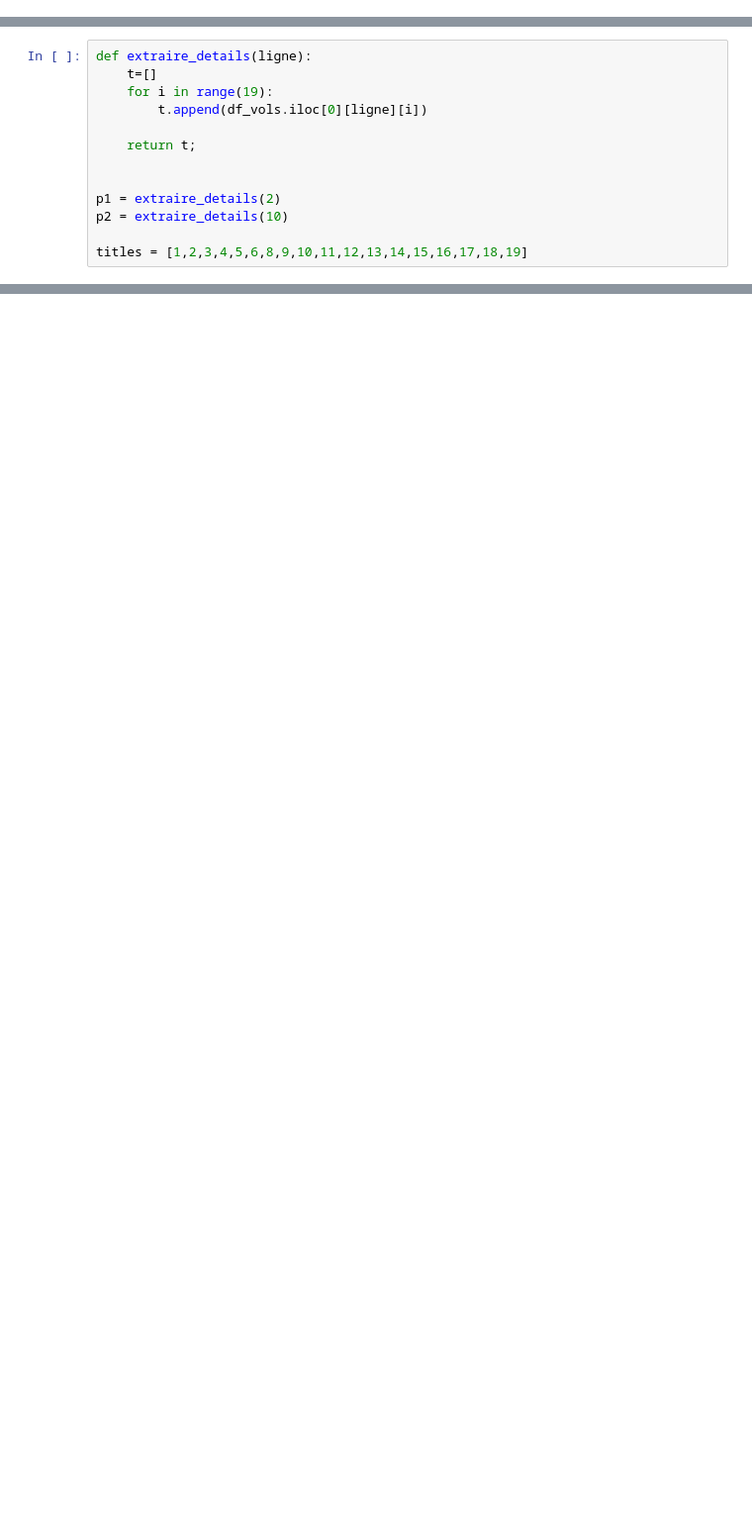
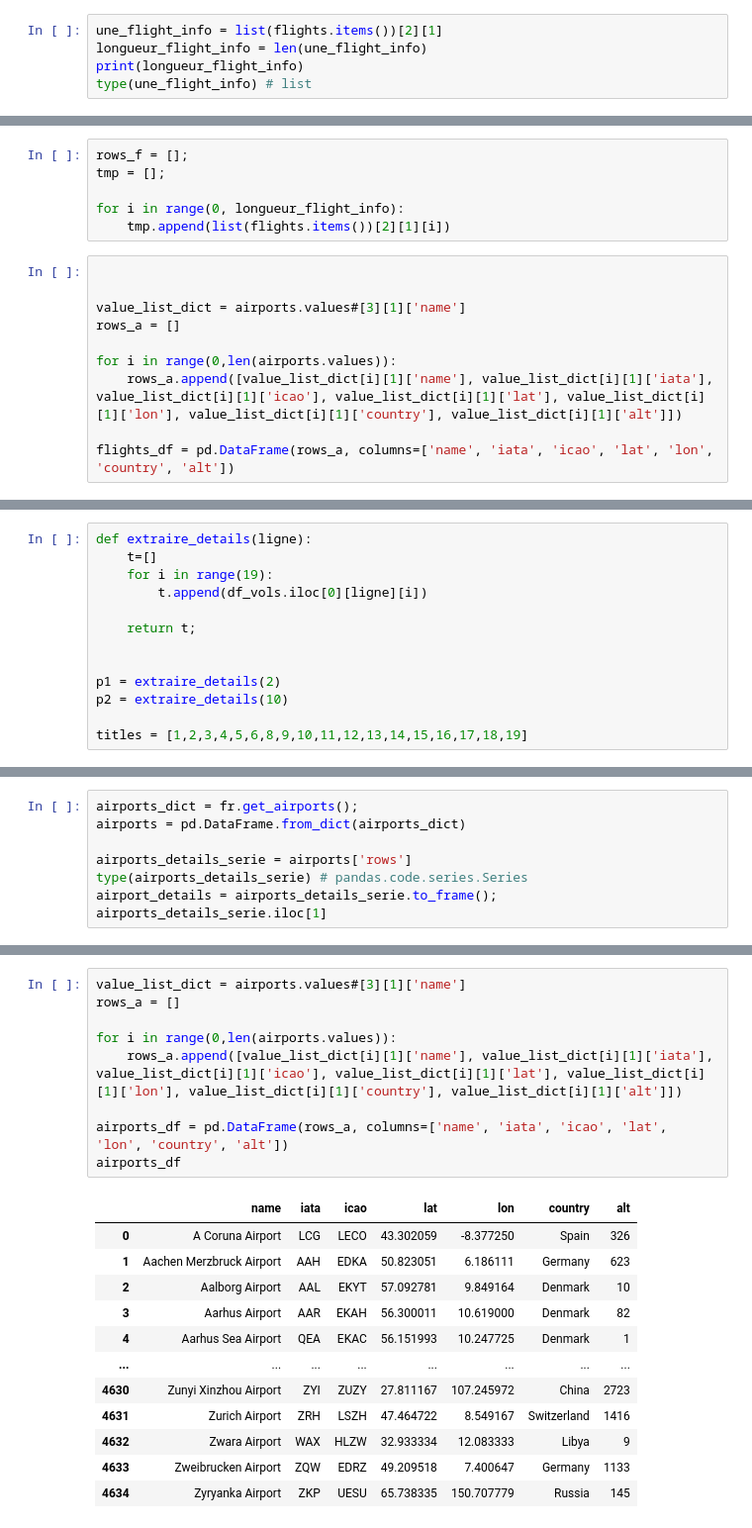
Before and after one commit to annevogel13/lifradaravion, a Jupyter notebook: Test_FlightRadarAPI_Loris.ipynb, the cells around one changed output, grey strips where cells are left out. Shown at 99% size. Drawn from its saved outputs; the diff is of its cells as text; blank space fills up the shorter version.

Commit message:
airports dans un map

```diff
--- a/Test_FlightRadarAPI_Loris.ipynb
+++ b/Test_FlightRadarAPI_Loris.ipynb
@@ -120,0 +222,5 @@ print(t1)
+# %%
+une_flight_info = list(flights.items())[2][1]
+longueur_flight_info = len(une_flight_info)
+print(longueur_flight_info)
+type(une_flight_info) # list
@@ -120,0 +230,16 @@ print(t1)
+# %%
+rows_f = [];
+tmp = [];
+
+for i in range(0, longueur_flight_info):
+    tmp.append(list(flights.items())[2][1][i])
+# %%
+
+
+value_list_dict = airports.values#[3][1]['name']
+rows_a = []
+
+for i in range(0,len(airports.values)):
+    rows_a.append([value_list_dict[i][1]['name'], value_list_dict[i][1]['iata'], value_list_dict[i][1]['icao'], value_list_dict[i][1]['lat'], value_list_dict[i][1]['lon'], value_list_dict[i][1]['country'], value_list_dict[i][1]['alt']])
+
+flights_df = pd.DataFrame(rows_a, columns=['name', 'iata', 'icao', 'lat', 'lon', 'country', 'alt'])
@@ -133,0 +266,8 @@ titles = [1,2,3,4,5,6,8,9,10,11,12,13,14,15,16,17,18,19]
+# %%
+airports_dict = fr.get_airports();
+airports = pd.DataFrame.from_dict(airports_dict)
+
+airports_details_serie = airports['rows']
+type(airports_details_serie) # pandas.code.series.Series
+airport_details = airports_details_serie.to_frame();
+airports_details_serie.iloc[1]
@@ -133,0 +316,22 @@ titles = [1,2,3,4,5,6,8,9,10,11,12,13,14,15,16,17,18,19]
+# %%
+value_list_dict = airports.values#[3][1]['name']
+rows_a = []
+
+for i in range(0,len(airports.values)):
+    rows_a.append([value_list_dict[i][1]['name'], value_list_dict[i][1]['iata'], value_list_dict[i][1]['icao'], value_list_dict[i][1]['lat'], value_list_dict[i][1]['lon'], value_list_dict[i][1]['country'], value_list_dict[i][1]['alt']])
+
+airports_df = pd.DataFrame(rows_a, columns=['name', 'iata', 'icao', 'lat', 'lon', 'country', 'alt'])
+airports_df
+# %% [output]
+|  | name | iata | icao | lat | lon | country | alt |
+| 0 | A Coruna Airport | LCG | LECO | 43.302059 | -8.377250 | Spain | 326 |
+| 1 | Aachen Merzbruck Airport | AAH | EDKA | 50.823051 | 6.186111 | Germany | 623 |
+| 2 | Aalborg Airport | AAL | EKYT | 57.092781 | 9.849164 | Denmark | 10 |
+| 3 | Aarhus Airport | AAR | EKAH | 56.300011 | 10.619000 | Denmark | 82 |
+| 4 | Aarhus Sea Airport | QEA | EKAC | 56.151993 | 10.247725 | Denmark | 1 |
+| ... | ... | ... | ... | ... | ... | ... | ... |
+| 4630 | Zunyi Xinzhou Airport | ZYI | ZUZY | 27.811167 | 107.245972 | China | 2723 |
+| 4631 | Zurich Airport | ZRH | LSZH | 47.464722 | 8.549167 | Switzerland | 1416 |
+| 4632 | Zwara Airport | WAX | HLZW | 32.933334 | 12.083333 | Libya | 9 |
+| 4633 | Zweibrucken Airport | ZQW | EDRZ | 49.209518 | 7.400647 | Germany | 1133 |
+| 4634 | Zyryanka Airport | ZKP | UESU | 65.738335 | 150.707779 | Russia | 145 |
```
Also changed, not shown: parts of 35 cells of this notebook, 2 other files.
